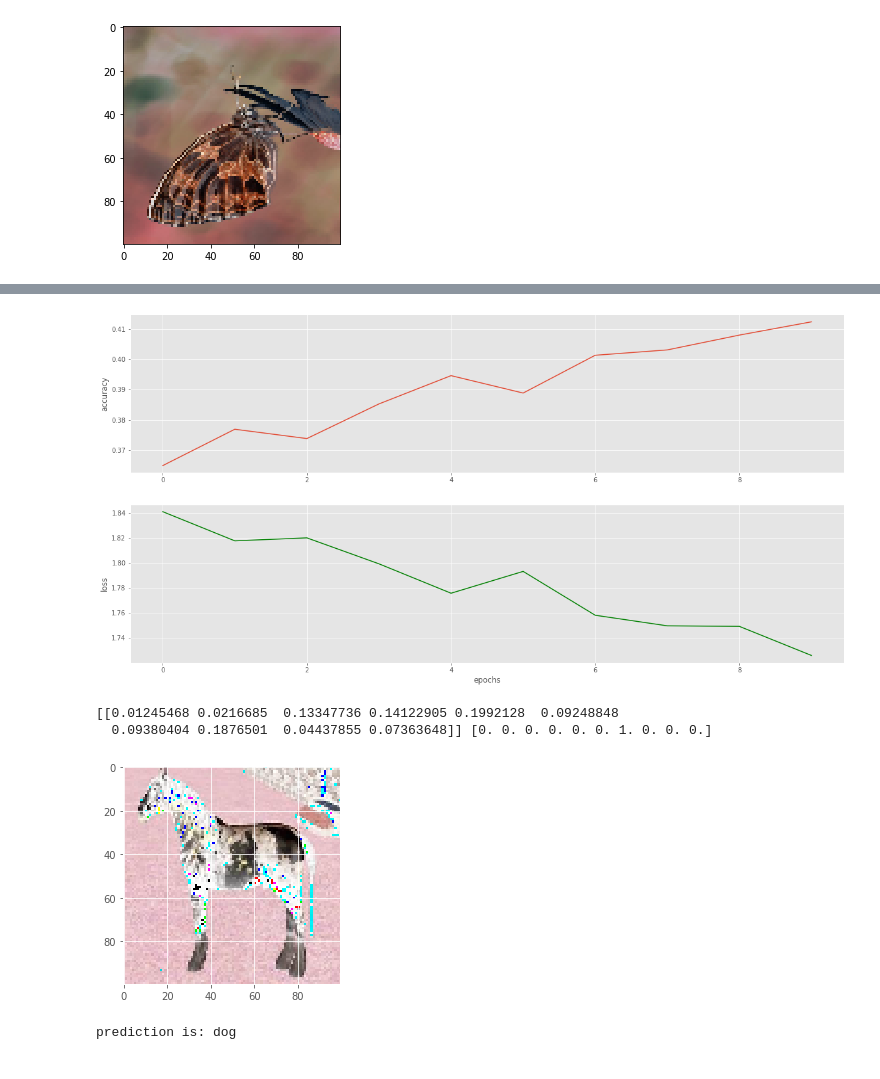
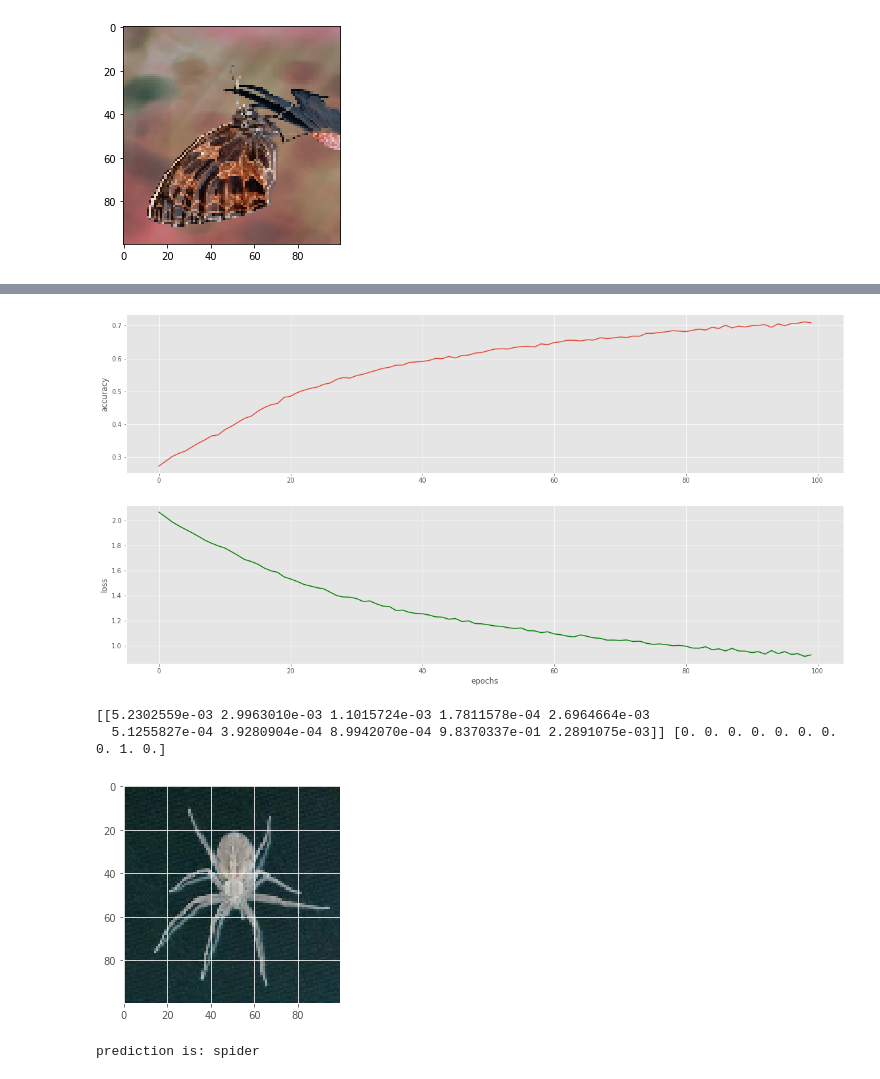
Before and after one commit to Aasrith1906/AnimalClassifier, a Jupyter notebook: model.ipynb, the cells around one changed output, grey strips where cells are left out. Drawn from its saved outputs; the diff is of its cells as text; code cells hidden in the pictures.

Commit message:
best model , some more functions
72% ,

```diff
--- a/model.ipynb
+++ b/model.ipynb
@@ -120,7 +119,7 @@ datagen = keras.preprocessing.image.ImageDataGenerator(
 from keras.models import Sequential
 from keras.layers import Conv2D , Dense , Flatten , Dropout , MaxPooling2D , BatchNormalization , Activation
 
-batch_size = 32
+batch_size = 50
 
 model = Sequential()
 model.add(Conv2D(100, kernel_size = 10 ,strides = [2,2] , input_shape = ( 100 , 100 , 3) ,activation='relu'))
@@ -138,6 +137,9 @@ model.add(Conv2D(50 , kernel_size = 3 , activation = 'relu'))
 model.add(Dropout(0.5))
 model.add(BatchNormalization())
 model.add(Conv2D(256 , kernel_size = 3 , activation = 'relu'))
+model.add(Dropout(0.5))
+model.add(BatchNormalization())
+model.add(Conv2D(256 , kernel_size = 2 , activation = 'relu'))
 model.add(Dropout(0.5))
 model.add(BatchNormalization())
 model.add(Flatten())
@@ -191,6 +177,6 @@ tensorboard_callback = keras.callbacks.TensorBoard(log_dir=logdir)
 model.compile(optimizer=optimizer , loss = 'categorical_crossentropy',
              metrics=['accuracy'])
 train_history = model.fit(x_train , y_train , validation_data = (x_test , y_test),
-epochs = 10 ,batch_size = batch_size , callbacks = [tensorboard_callback])
+epochs = 100 ,batch_size = batch_size , callbacks = [tensorboard_callback])
 # %% [output]
 Train on 17539 samples, validate on 8640 samples
@@ -229,7 +220,7 @@ ax[1].set_ylabel('loss')
 plt.xlabel('epochs')
 plt.show()
 # %% [output]
-[figure, old version]
+[figure, new version]
 # %%
 from keras.utils import plot_model
 
@@ -257,21 +248,21 @@ def get_prediction(image_to_predict , model):
     print("prediction is: {}".format(get_class_name(max_index)))
 # %%
 
-test_sample= x_test[14]
+test_sample= x_test[1500]
 test_sample = np.array([test_sample])
 
 prediction = model.predict(test_sample)
 
-print(prediction,y_test[14])
-plt.imshow(x_test[14])
+print(prediction,y_test[1500])
+plt.imshow(x_test[1500])
 plt.show()
 
 get_prediction(test_sample, model)
 # %% [output]
-[[0.01245468 0.0216685  0.13347736 0.14122905 0.1992128  0.09248848
-  0.09380404 0.1876501  0.04437855 0.07363648]] [0. 0. 0. 0. 0. 0. 1. 0. 0. 0.]
+[[5.2302559e-03 2.9963010e-03 1.1015724e-03 1.7811578e-04 2.6964664e-03
+  5.1255827e-04 3.9280904e-04 8.9942070e-04 9.8370337e-01 2.2891075e-03]] [0. 0. 0. 0. 0. 0. 0. 0. 1. 0.]
-[figure, old version]
+[figure, new version]
-prediction is: dog
+prediction is: spider
 # %%
 get_prediction(np.array([x_test[100]]) , model)
 
```
Also changed, not shown: parts of 9 cells of this notebook, 15 other files.
